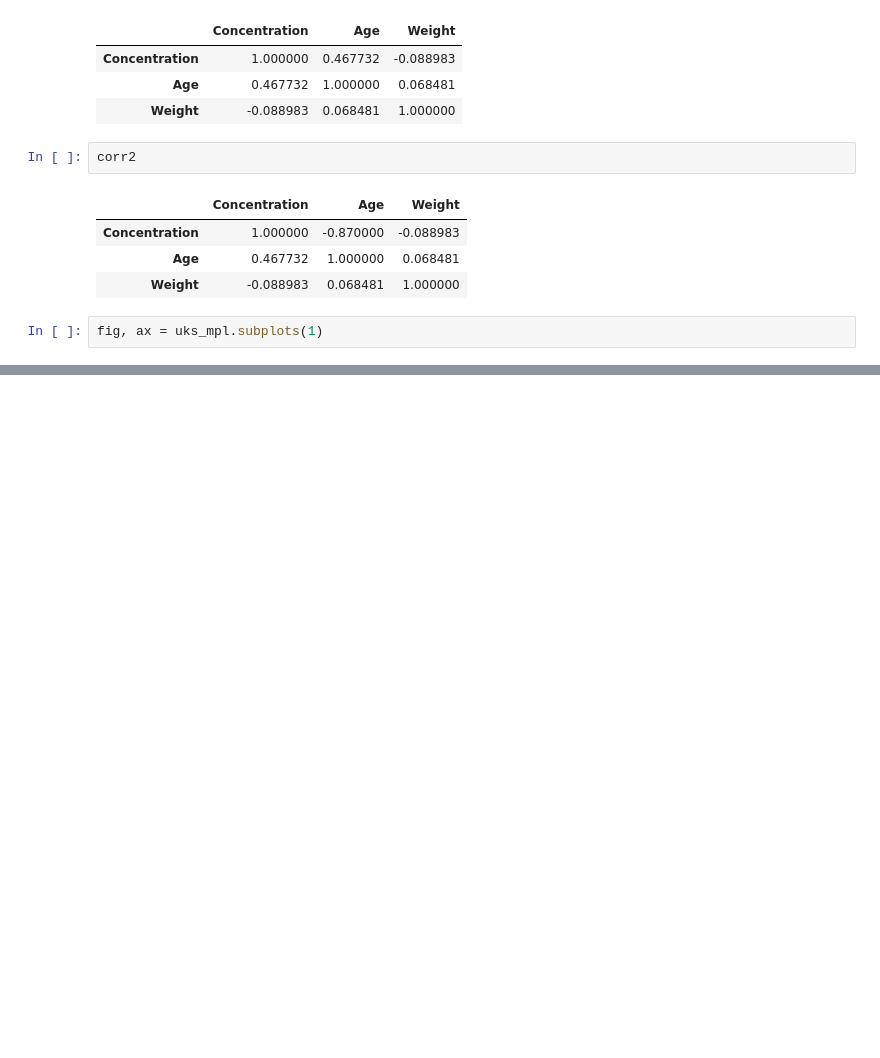
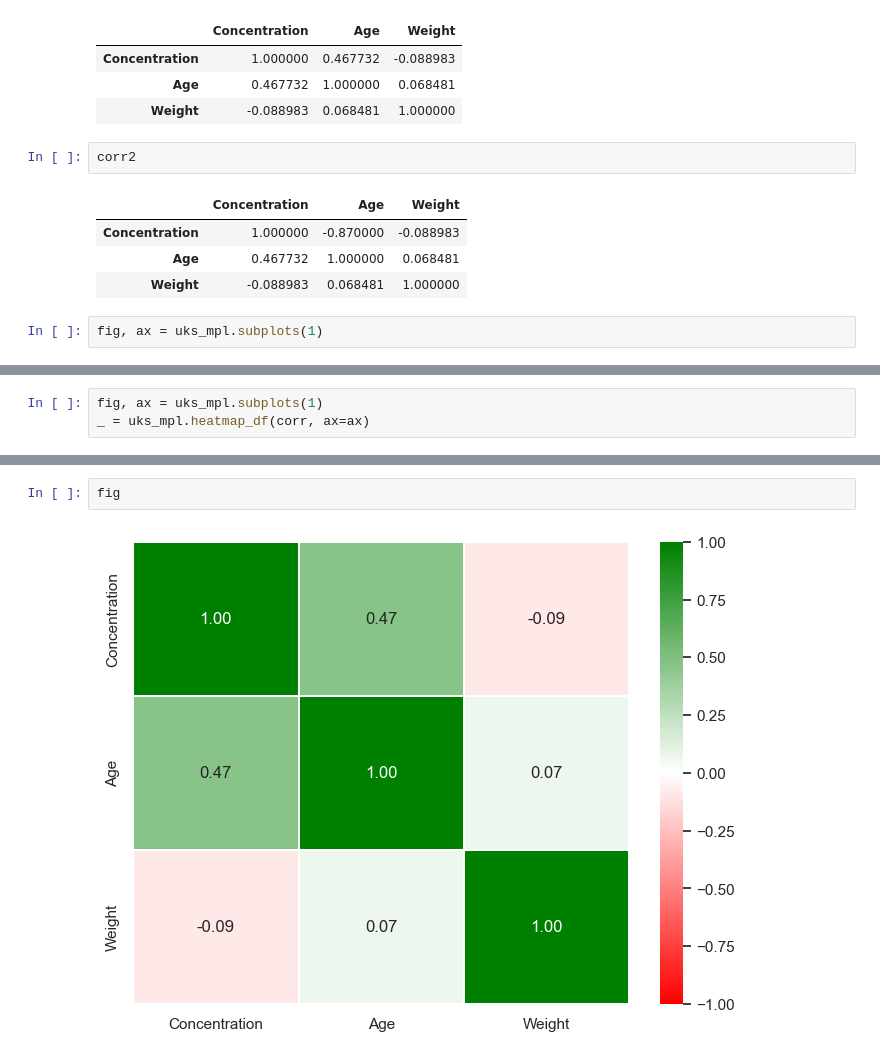
Before and after one commit to akseldkw07/kretsinger, a Jupyter notebook: columbia/STAT4205/hw3.ipynb, the cells around one changed output, grey strips where cells are left out. Drawn from its saved outputs; the diff is of its cells as text; blank space fills up the shorter version.

```diff
--- a/columbia/STAT4205/hw3.ipynb
+++ b/columbia/STAT4205/hw3.ipynb
@@ -175,0 +85,3 @@ uks_mpl.heatmap_df(df_pos)
+# %%
+fig, ax = uks_mpl.subplots(1)
+_ = uks_mpl.heatmap_df(corr, ax=ax)
@@ -175,0 +102,4 @@ uks_mpl.heatmap_df(df_pos)
+# %%
+fig
+# %% [output]
+[figure, added]
```
Also changed, not shown: parts of 14 cells of this notebook, 2 other files.
